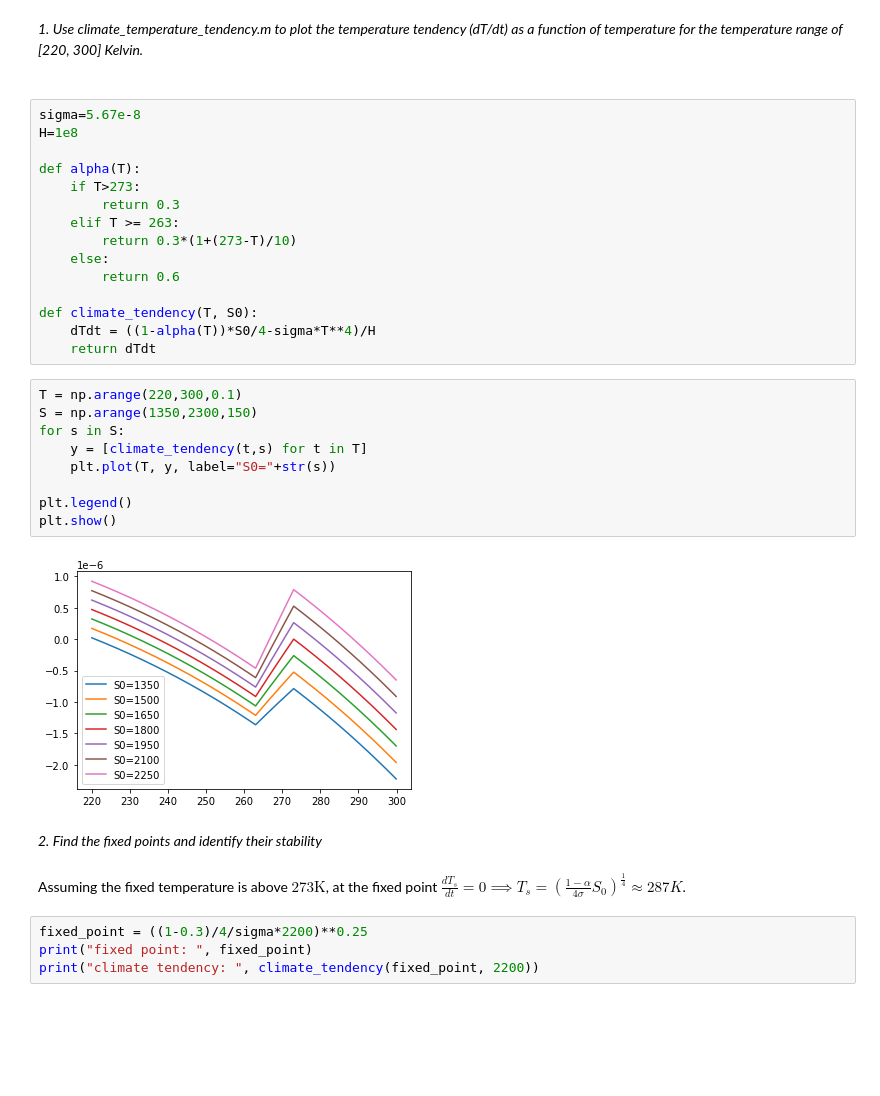
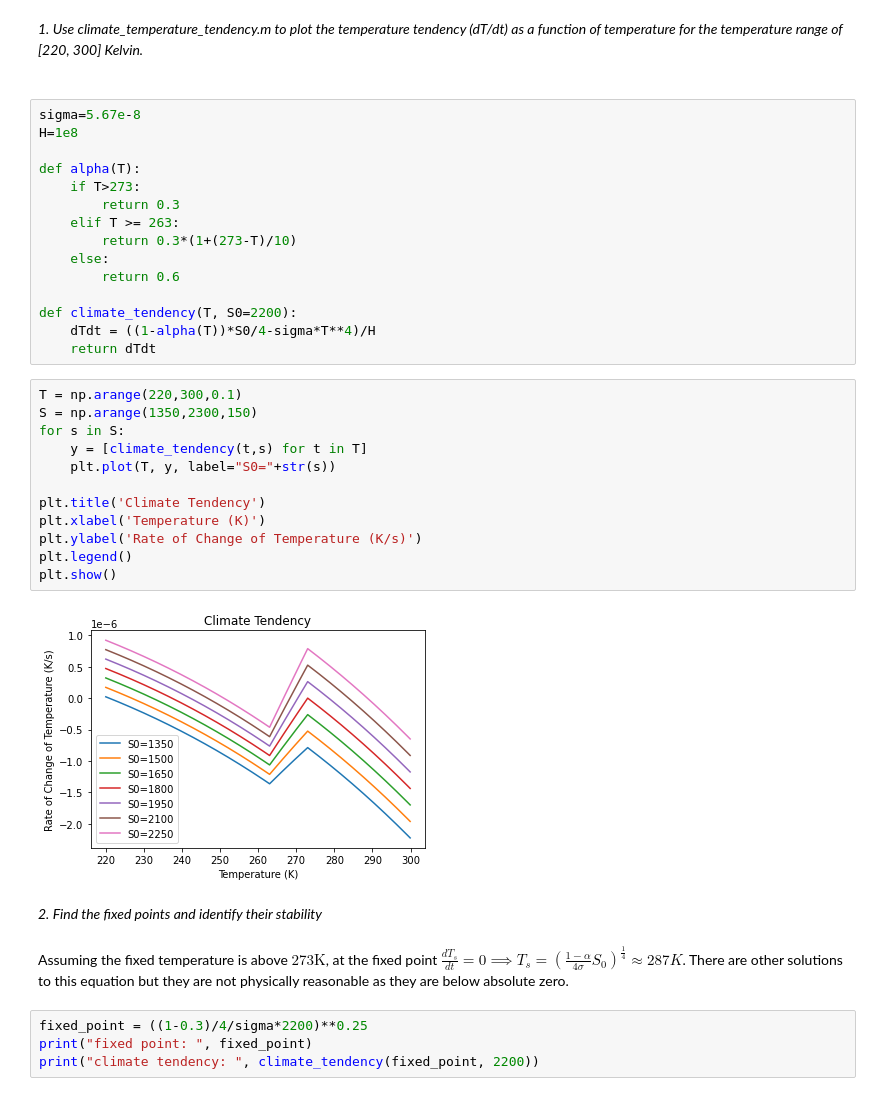
Before and after one commit to bentrey/APMA-E-115, a Jupyter notebook: Assignment 2 Group Work.ipynb, the cells around one changed output. Drawn from its saved outputs; the diff is of its cells as text; blank space fills up the shorter version.

```diff
--- a/Assignment 2 Group Work.ipynb
+++ b/Assignment 2 Group Work.ipynb
@@ -33,24 +58,27 @@ def alpha(T):
     else:
         return 0.6
 
-def climate_tendency(T, S0):
+def climate_tendency(T, S0=2200):
     dTdt = ((1-alpha(T))*S0/4-sigma*T**4)/H
     return dTdt
 # %%
 T = np.arange(220,300,0.1)
 S = np.arange(1350,2300,150)
 for s in S:
     y = [climate_tendency(t,s) for t in T]
     plt.plot(T, y, label="S0="+str(s))
 
+plt.title('Climate Tendency')
+plt.xlabel('Temperature (K)')
+plt.ylabel('Rate of Change of Temperature (K/s)')
 plt.legend()
 plt.show()
 # %% [output]
-[figure, old version]
+[figure, new version]
 # %% [markdown]
 <i>2. Find the fixed points and identify their stability</i>
 # %% [markdown]
-Assuming the fixed temperature is above $273 \mathrm{K}$, at the fixed point $\frac{dT_s}{dt} = 0 \implies T_s = \left(\frac{1-\alpha}{4 \sigma} S_0\right)^\frac{1}{4} \approx 287 K$.
+Assuming the fixed temperature is above $273 \mathrm{K}$, at the fixed point $\frac{dT_s}{dt} = 0 \implies T_s = \left(\frac{1-\alpha}{4 \sigma} S_0\right)^\frac{1}{4} \approx 287 K$. There are other solutions to this equation but they are not physically reasonable as they are below absolute zero.
 # %%
 fixed_point = ((1-0.3)/4/sigma*2200)**0.25
 print("fixed point: ", fixed_point)
```
Also changed, not shown: parts of 24 cells of this notebook.
